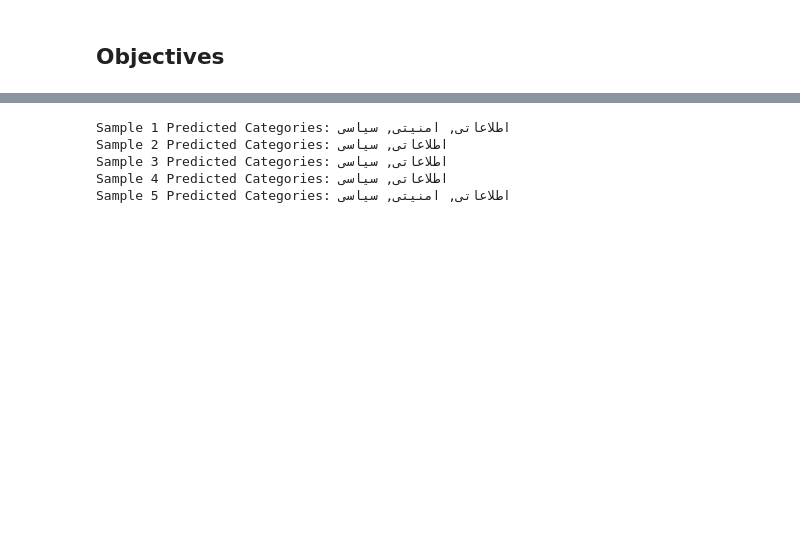
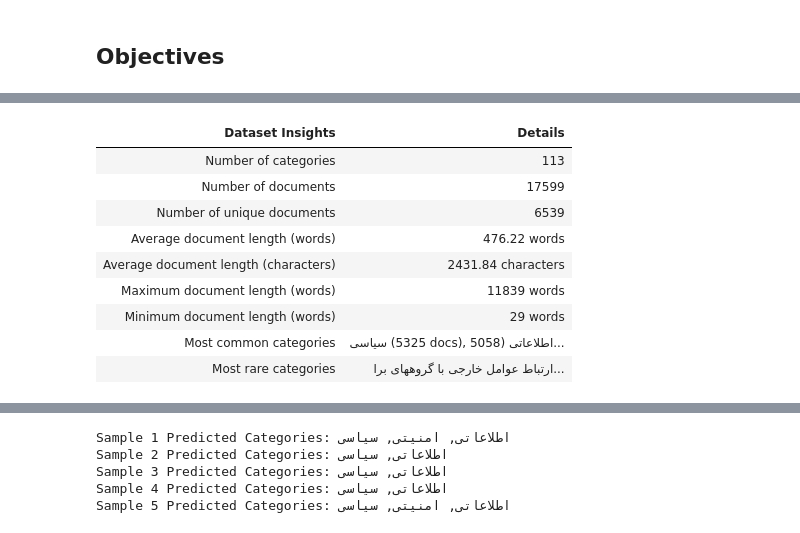
Before and after one commit to Mohammad-Rahmanian/Persian-News-Classification, a Jupyter notebook: classifier.ipynb, the cells around one changed output, grey strips where cells are left out. Saved outputs shown, nothing was run; the diff lists cells and outputs as text; code cells hidden in the pictures; blank space fills up the shorter version.

```diff
--- a/classifier.ipynb
+++ b/classifier.ipynb
@@ -514,0 +93,56 @@ plot_confusion_matrices(label_cm, label_names)
+# %%
+# Extract texts and categories from the unique_docs dictionary
+texts = [doc['text'] for doc in unique_docs.values()]
+all_categories = [cat for doc in unique_docs.values() for cat in doc['categories']]
+# Calculate document statistics
+average_doc_length_words = np.mean([len(text.split()) for text in texts])
+average_doc_length_chars = np.mean([len(text) for text in texts])
+doc_lengths_words = [len(text.split()) for text in texts]
+max_doc_length_words = max(doc_lengths_words)
+min_doc_length_words = min(doc_lengths_words)
+
+# Count categories and identify most common and rare categories
+category_counts = pd.Series(all_categories).value_counts()
+most_common_categories = category_counts.head(3).to_dict()
+most_rare_categories = category_counts.tail(2).to_dict()
+
+# Create a DataFrame to display dataset insights
+dataset_info_df= pd.DataFrame({
+    "Dataset Insights": [
+        "Number of categories",
+        "Number of documents",
+        "Number of unique documents",
+        "Average document length (words)",
+        "Average document length (characters)",
+        "Maximum document length (words)",
+        "Minimum document length (words)",
+        "Most common categories",
+        "Most rare categories",
+    ],
+    "Details": [
+        len(docs_by_category),
+        all_files_count,
+        len(unique_docs),
+        f"{average_doc_length_words:.2f} words",
+        f"{average_doc_length_chars:.2f} characters",
+        f"{max_doc_length_words} words",
+        f"{min_doc_length_words} words",  #
+        ', '.join([f"{cat} ({count} docs)" for cat, count in most_common_categories.items()]),
+        ', '.join([f"{cat} ({count} docs)" for cat, count in most_rare_categories.items()])
+
+    ]
+})
+# Display the DataFrame with enhanced formatting
+pd.options.display.max_colwidth = None  # Ensures text is fully visible
+display(dataset_info_df.style.hide_index().set_properties(**{'text-align': 'left', 'font-size': '14pt'}))
+# %% [output]
+| Dataset Insights | Details |
+| Number of categories | 113 |
+| Number of documents | 17599 |
+| Number of unique documents | 6539 |
+| Average document length (words) | 476.22 words |
+| Average document length (characters) | 2431.84 characters |
+| Maximum document length (words) | 11839 words |
+| Minimum document length (words) | 29 words |
+| Most common categories | سیاسی (5325 docs), اطلاعاتی (5058... |
+| Most rare categories | ارتباط عوامل خارجی با گروههای برا... |
```
Also changed, not shown: parts of 75 cells of this notebook.
